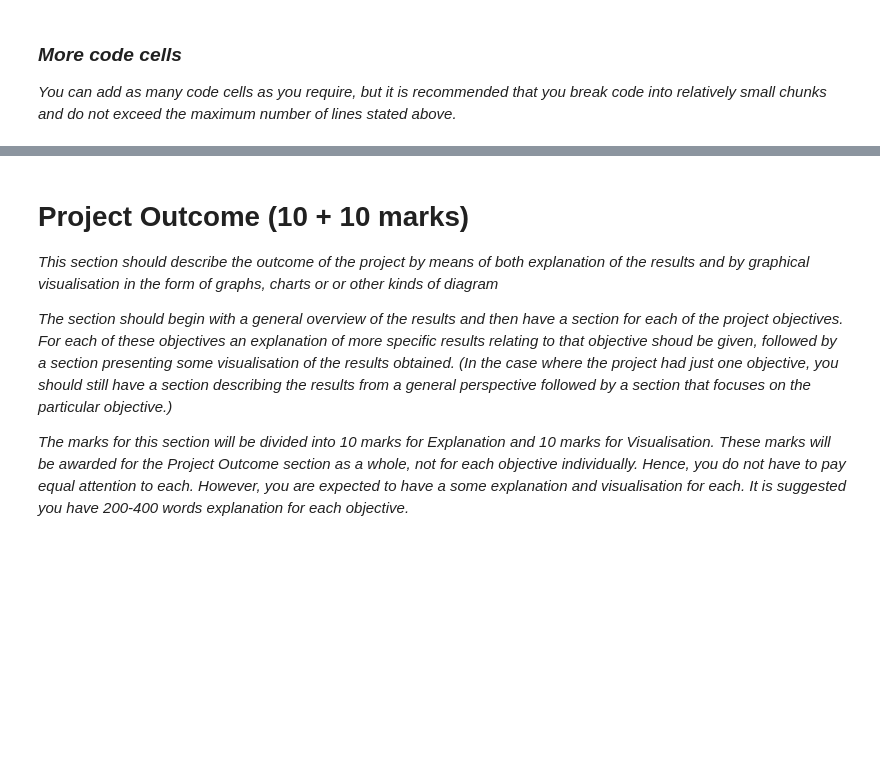
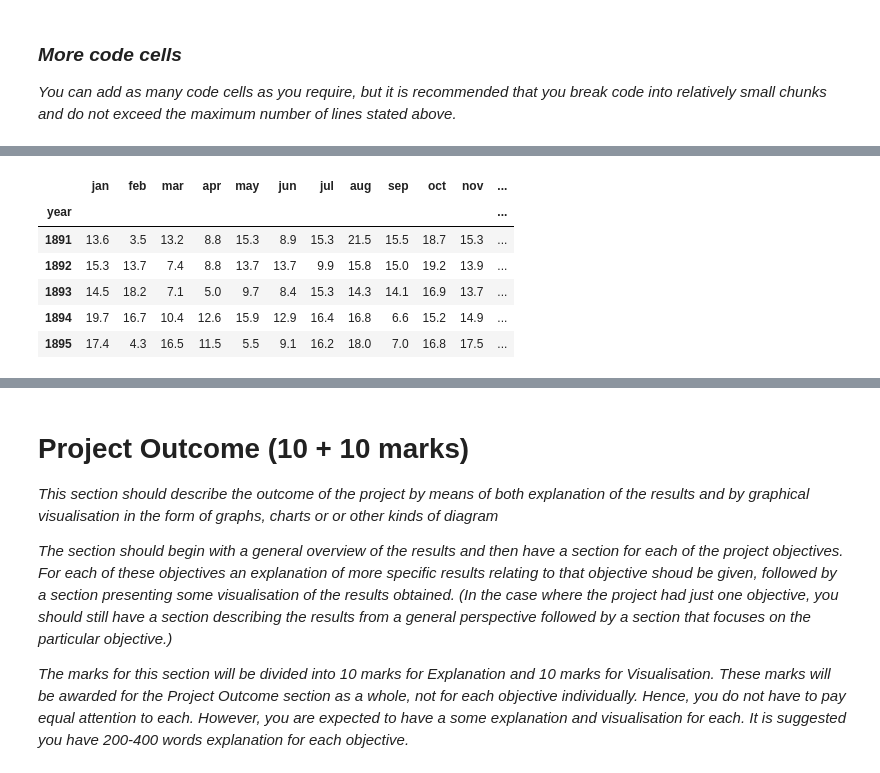
Before and after one commit to omariosc/comp5712-p4ds-group-project, a Jupyter notebook: A3_Data_Analysis_Project.ipynb, the cells around one changed output, grey strips where cells are left out. Saved outputs shown, nothing was run; the diff lists cells and outputs as text; code cells hidden in the pictures; blank space fills up the shorter version.

```diff
--- a/A3_Data_Analysis_Project.ipynb
+++ b/A3_Data_Analysis_Project.ipynb
@@ -260,0 +318,14 @@ do not exceed the maximum number of lines stated above._
+# %%
+raindays_url = 'https://www.metoffice.gov.uk/pub/data/weather/uk/climate/datasets/Raindays1mm/date/UK.txt'
+
+raindays_df = convert_to_dataframe(raindays_url)
+
+raindays_df.head()
+# %% [output]
+|  | jan | feb | mar | apr | may | jun | jul | aug | sep | oct | nov | ... |
+| year |  |  |  |  |  |  |  |  |  |  |  | ... |
+| 1891 | 13.6 | 3.5 | 13.2 | 8.8 | 15.3 | 8.9 | 15.3 | 21.5 | 15.5 | 18.7 | 15.3 | ... |
+| 1892 | 15.3 | 13.7 | 7.4 | 8.8 | 13.7 | 13.7 | 9.9 | 15.8 | 15.0 | 19.2 | 13.9 | ... |
+| 1893 | 14.5 | 18.2 | 7.1 | 5.0 | 9.7 | 8.4 | 15.3 | 14.3 | 14.1 | 16.9 | 13.7 | ... |
+| 1894 | 19.7 | 16.7 | 10.4 | 12.6 | 15.9 | 12.9 | 16.4 | 16.8 | 6.6 | 15.2 | 14.9 | ... |
+| 1895 | 17.4 | 4.3 | 16.5 | 11.5 | 5.5 | 9.1 | 16.2 | 18.0 | 7.0 | 16.8 | 17.5 | ... |
```
Also changed, not shown: parts of 15 cells of this notebook.
